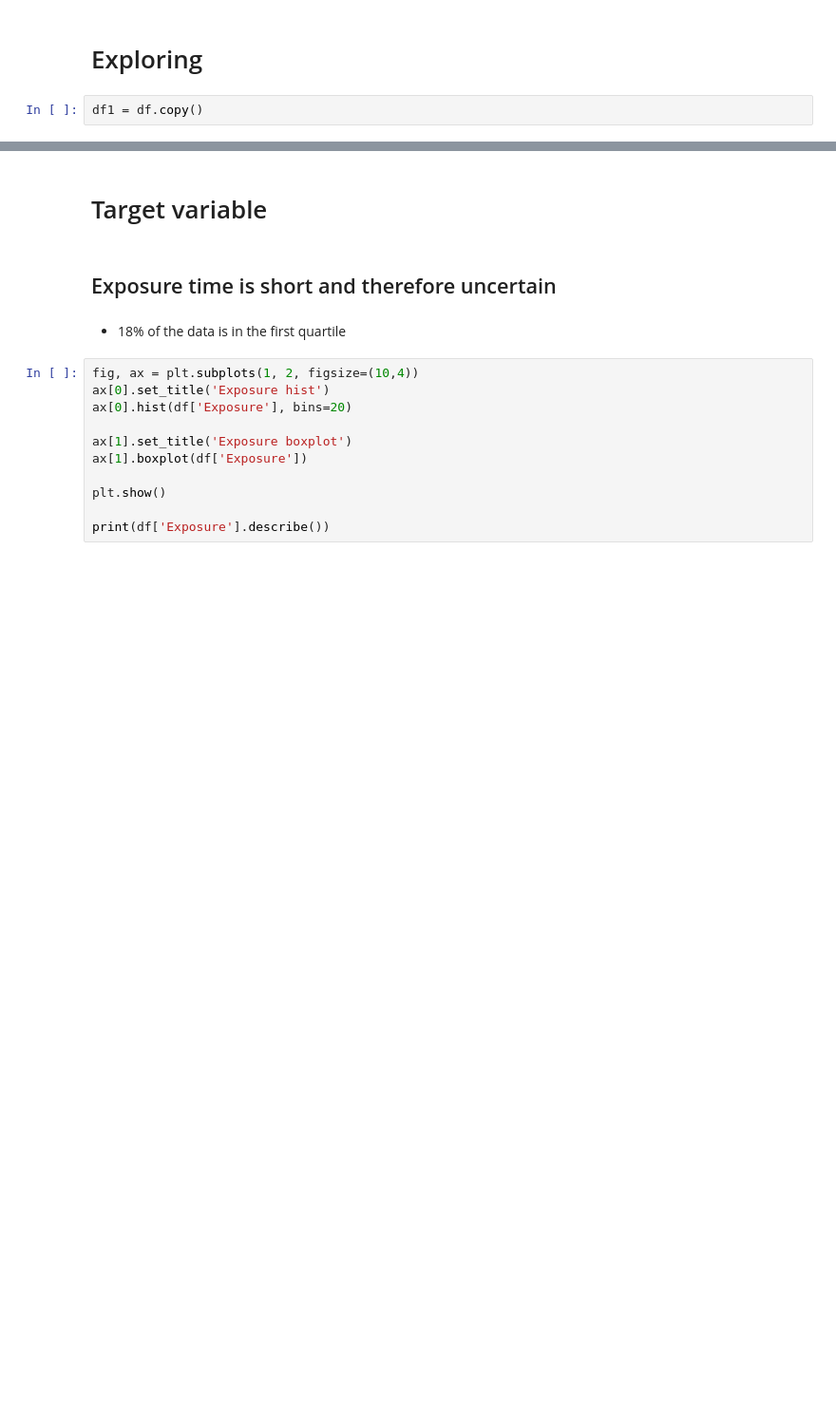
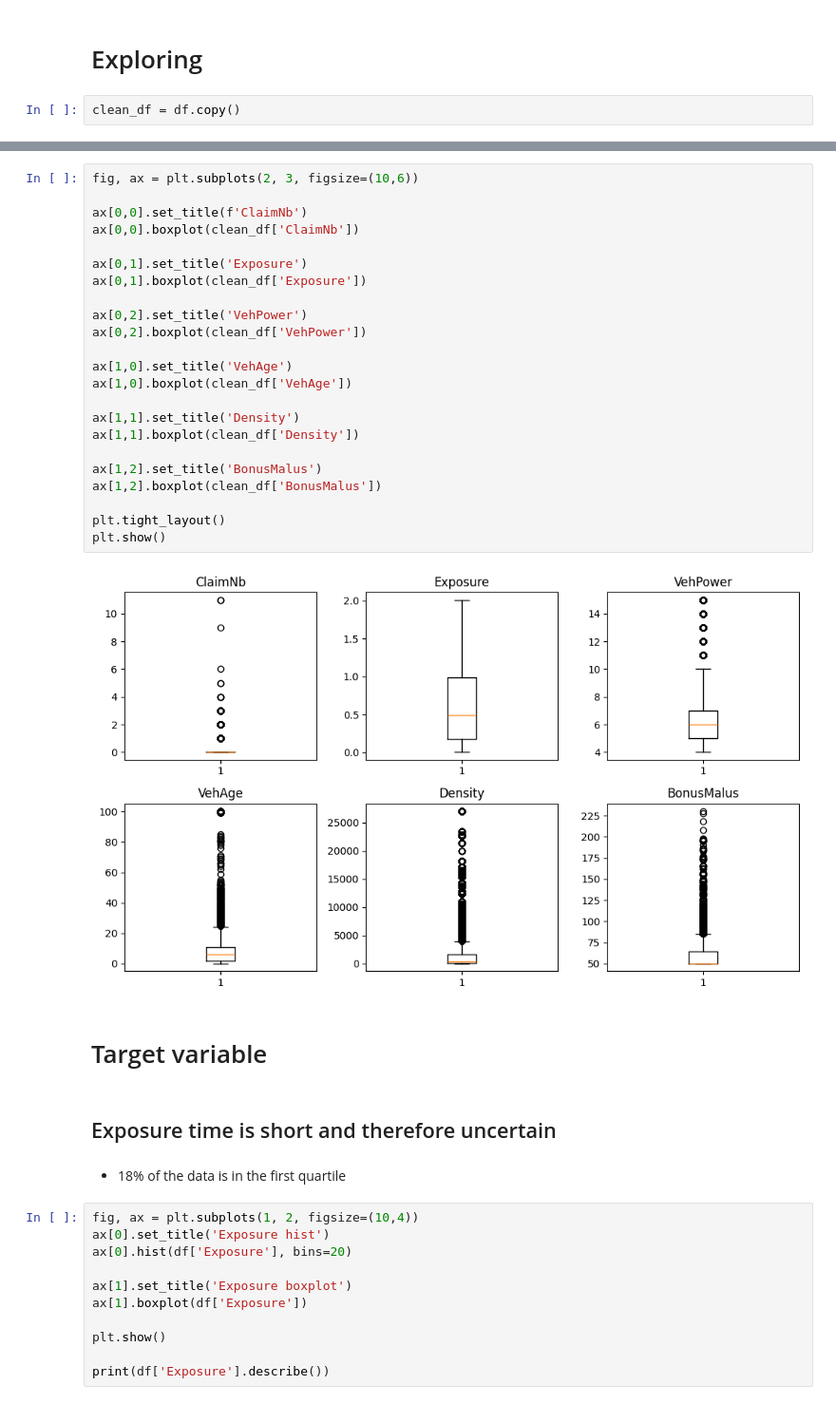
Before and after one commit to philipmunster/car-insurance-ML-ITU, a Jupyter notebook: philip/eda.ipynb, the cells around one changed output, grey strips where cells are left out. Shown: that part at 95% size. Cells and saved outputs as stored; diff of their text form; blank space fills up the shorter version.

```diff
--- a/philip/eda.ipynb
+++ b/philip/eda.ipynb
@@ -18,4 +118,4 @@ df.head()
 # %% [markdown]
 # Exploring
 # %%
-df1 = df.copy()
+clean_df = df.copy()
@@ -40,3 +130,28 @@ df1[df1['cpy'] > 5]
+# %%
+fig, ax = plt.subplots(2, 3, figsize=(10,6))
+
+ax[0,0].set_title(f'ClaimNb')
+ax[0,0].boxplot(clean_df['ClaimNb'])
+
+ax[0,1].set_title('Exposure')
+ax[0,1].boxplot(clean_df['Exposure'])
+
+ax[0,2].set_title('VehPower')
+ax[0,2].boxplot(clean_df['VehPower'])
+
+ax[1,0].set_title('VehAge')
+ax[1,0].boxplot(clean_df['VehAge'])
+
+ax[1,1].set_title('Density')
+ax[1,1].boxplot(clean_df['Density'])
+
+ax[1,2].set_title('BonusMalus')
+ax[1,2].boxplot(clean_df['BonusMalus'])
+
+plt.tight_layout()
+plt.show()
+# %% [output]
+[figure, added]
 # %% [markdown]
 # Target variable
 # %% [markdown]
```
Also changed, not shown: parts of 18 cells of this notebook, 2 other files.
